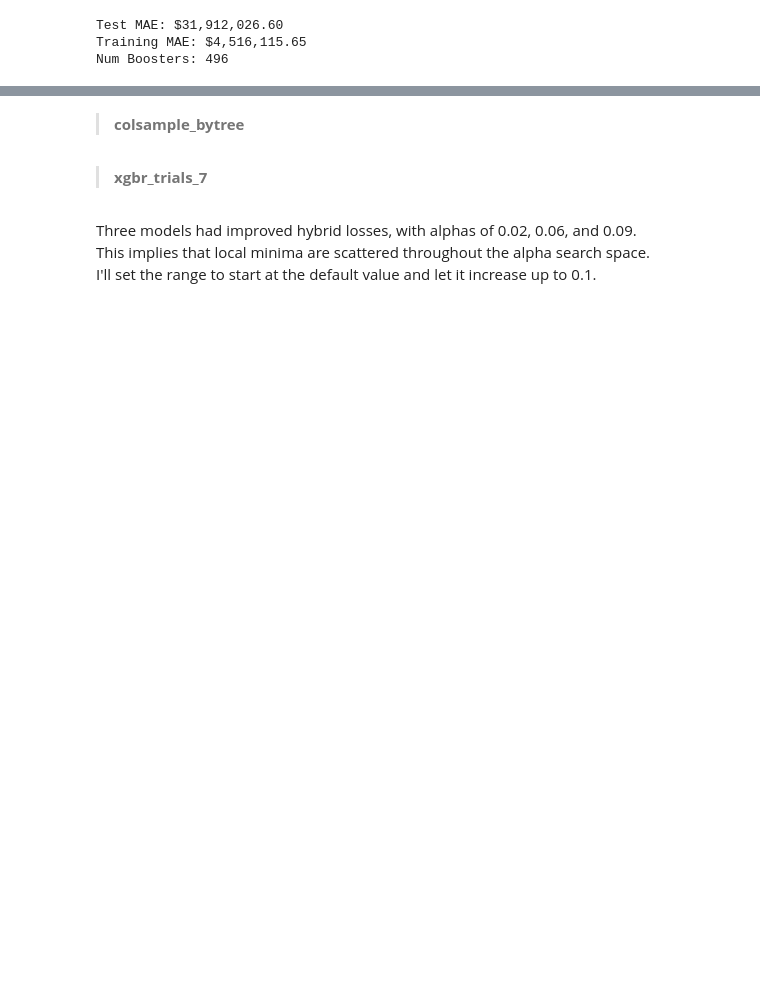
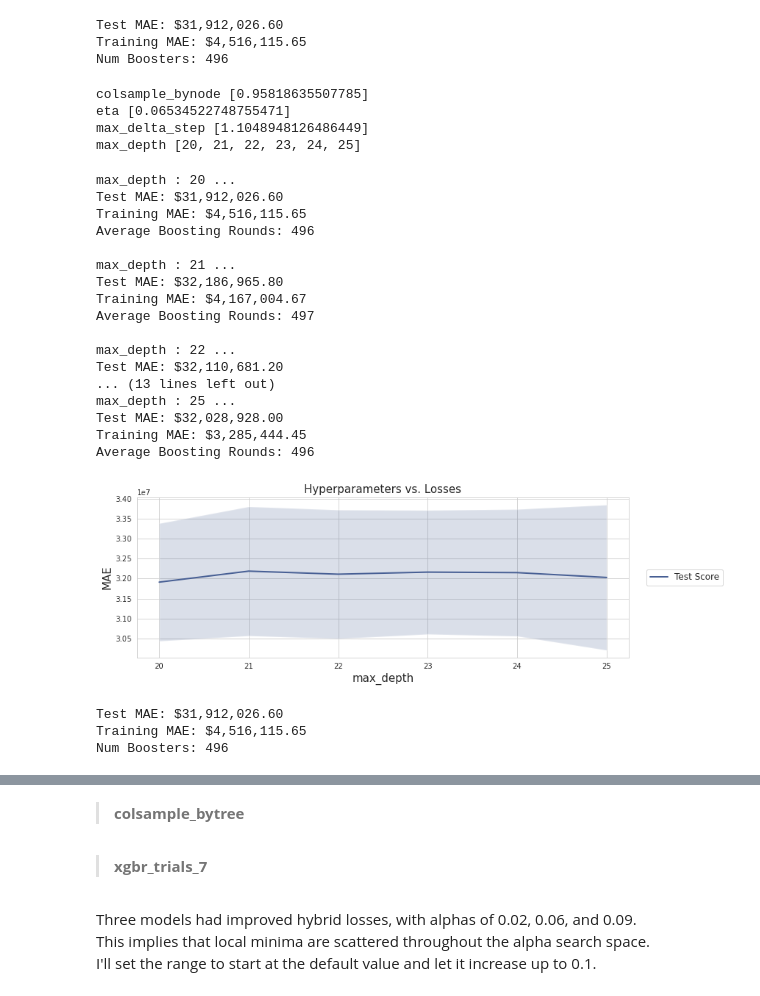
Before and after one commit to christianspybrook/movie_actor_tree_ensembles, a Jupyter notebook: xgboost/capstone2_xgb_regressor_optimized_target.ipynb, the cells around one changed output, grey strips where cells are left out. Drawn from its saved outputs; the diff is of its cells as text; code cells hidden in the pictures; blank space fills up the shorter version.

Commit message:
Add capstone 2 xgb regressor optimized target nb

```diff
--- a/xgboost/capstone2_xgb_regressor_optimized_target.ipynb
+++ b/xgboost/capstone2_xgb_regressor_optimized_target.ipynb
@@ -2617,14 +2612,0 @@ global_trials = 0
-# %%
-hp_space = {
-    'colsample_bynode': hp.uniform('colsample_bynode', 0.8, 1),
-    'eta': hp.uniform('eta', 0.04, 0.07),
-    'max_delta_step': hp.uniform('max_delta_step', 0.9, 1.9),
-    'max_depth': ho_scope.int(hp.uniform('max_depth', 10, 21))
-}
-# call optimization function
-run_trial_batches(X_train, y_train, 10,
-                  get_scratch_cv, 'gpu_hist',
-                  hp_space, xgbr_trials_5c,
-                  booster='dart')
-# save trials object
-pickle.dump(xgbr_trials_5c, open('./xgbr_trials/xgbr_trials_5c.pkl', 'wb'))
@@ -2757,0 +2670,14 @@ get_param_range(_lst, 3.2e7)
+# %%
+hp_space = {
+    'colsample_bynode': hp.uniform('colsample_bynode', 0.83, 0.96),
+    'eta': hp.uniform('eta', 0.06, 0.11),
+    'max_delta_step': hp.uniform('max_delta_step', 1.1, 1.6),
+    'max_depth': ho_scope.int(hp.uniform('max_depth', 17, 21))
+}
+# call optimization function
+run_trial_batches(X_train, y_train, 10,
+                  get_scratch_cv, 'gpu_hist',
+                  hp_space, xgbr_trials_5c)
+# save trials object
+pickle.dump(xgbr_trials_5c, open(
+    '../data/xgbr_trials_optimized_target/xgbr_trials_5c.pkl', 'wb'))
@@ -2802,3 +2758,50 @@ print_best_trial(xgbr_trials_5)
 Test MAE: $31,912,026.60
 Training MAE: $4,516,115.65
 Num Boosters: 496
+# %%
+# get best hyperparameters from last trials
+best_params = xgbr_trials_5.best_trial['result']['params']
+# create parameter search grid
+param_grid = {
+    'colsample_bynode': [best_params['colsample_bynode']],
+    'eta': [best_params['eta']],
+    'max_delta_step': [best_params['max_delta_step']],
+    'max_depth': [int(x) for x in np.linspace(20, 25, num=6)]
+}
+# show values
+for param, param_lst in param_grid.items():
+    print(param, param_lst)
+# %% [output]
+colsample_bynode [0.95818635507785]
+eta [0.06534522748755471]
+max_delta_step [1.1048948126486449]
+max_depth [20, 21, 22, 23, 24, 25]
+# %%
+# plot cross validation results for hyperparameter range
+plot_hyperparameters(X_train, y_train, 10, get_scratch_cv, 'gpu_hist', param_grid)
+# %% [output]
+max_depth : 20 ...
+Test MAE: $31,912,026.60
+Training MAE: $4,516,115.65
+Average Boosting Rounds: 496
+
+max_depth : 21 ...
+Test MAE: $32,186,965.80
+Training MAE: $4,167,004.67
+Average Boosting Rounds: 497
+
+max_depth : 22 ...
+Test MAE: $32,110,681.20
+... (13 lines left out)
+max_depth : 25 ...
+Test MAE: $32,028,928.00
+Training MAE: $3,285,444.45
+Average Boosting Rounds: 496
+[figure, added]
+# %%
+# observe metrics of best trial from previous trials object
+print_best_trial(xgbr_trials_5)
+# %% [output]
+Test MAE: $31,912,026.60
+Training MAE: $4,516,115.65
+Num Boosters: 496
```
Also changed, not shown: parts of 129 cells of this notebook.
